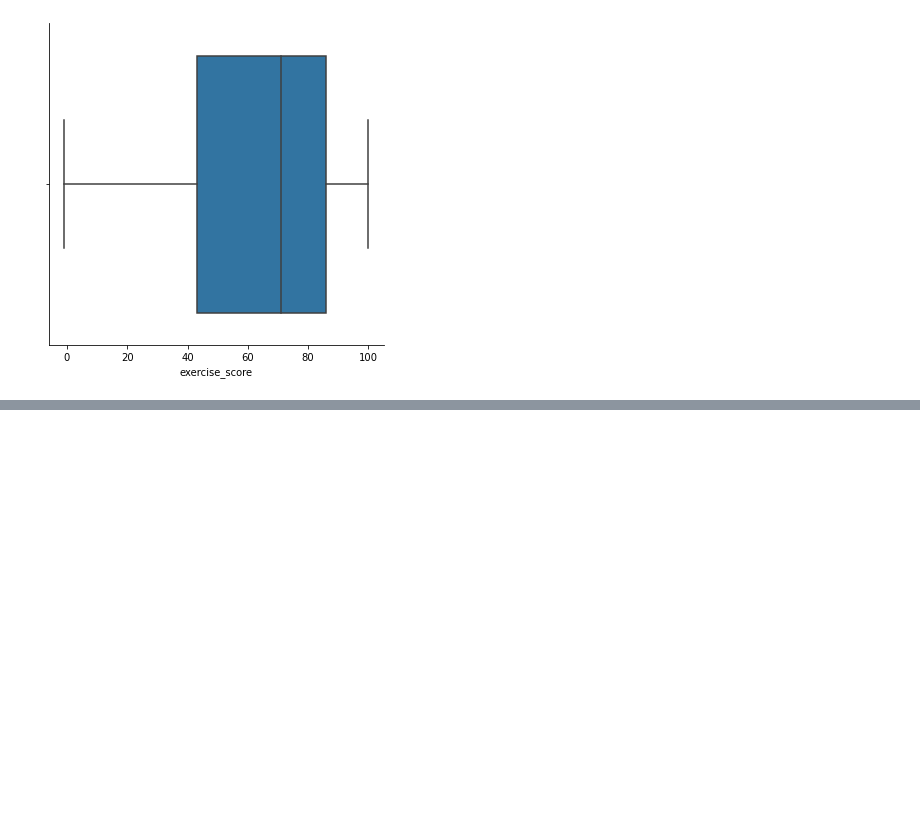
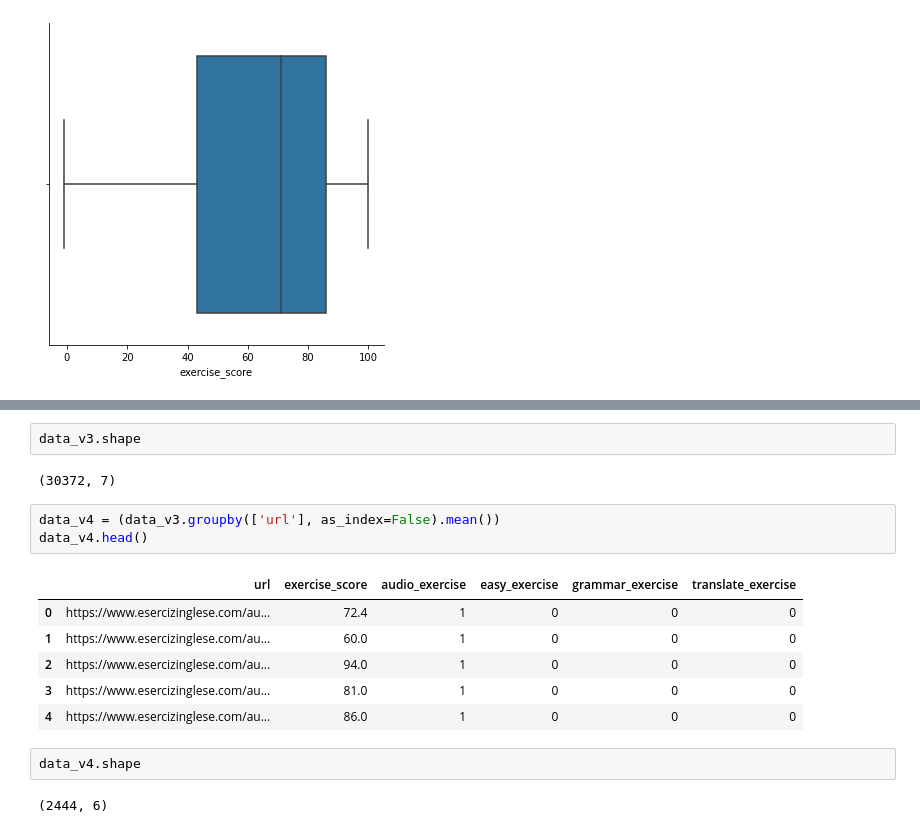
Before and after one commit to francobelloni85/DataMiningUni, a Jupyter notebook: project_exam.ipynb, the cells around one changed output, grey strips where cells are left out. Drawn from its saved outputs; the diff is of its cells as text; blank space fills up the shorter version.

```diff
--- a/project_exam.ipynb
+++ b/project_exam.ipynb
@@ -374,0 +359,18 @@ https://machine-learning-class-notes.readthedocs.io/en/latest/lecture17.html
+# %%
+data_v3.shape
+# %% [output]
+(30372, 7)
+# %%
+data_v4 = (data_v3.groupby(['url'], as_index=False).mean())
+data_v4.head()
+# %% [output]
+|  | url | exercise_score | audio_exercise | easy_exercise | grammar_exercise | translate_exercise |
+| 0 | https://www.esercizinglese.com/au... | 72.4 | 1 | 0 | 0 | 0 |
+| 1 | https://www.esercizinglese.com/au... | 60.0 | 1 | 0 | 0 | 0 |
+| 2 | https://www.esercizinglese.com/au... | 94.0 | 1 | 0 | 0 | 0 |
+| 3 | https://www.esercizinglese.com/au... | 81.0 | 1 | 0 | 0 | 0 |
+| 4 | https://www.esercizinglese.com/au... | 86.0 | 1 | 0 | 0 | 0 |
+# %%
+data_v4.shape
+# %% [output]
+(2444, 6)
```
Also changed, not shown: parts of 40 cells of this notebook, 1 other file.
